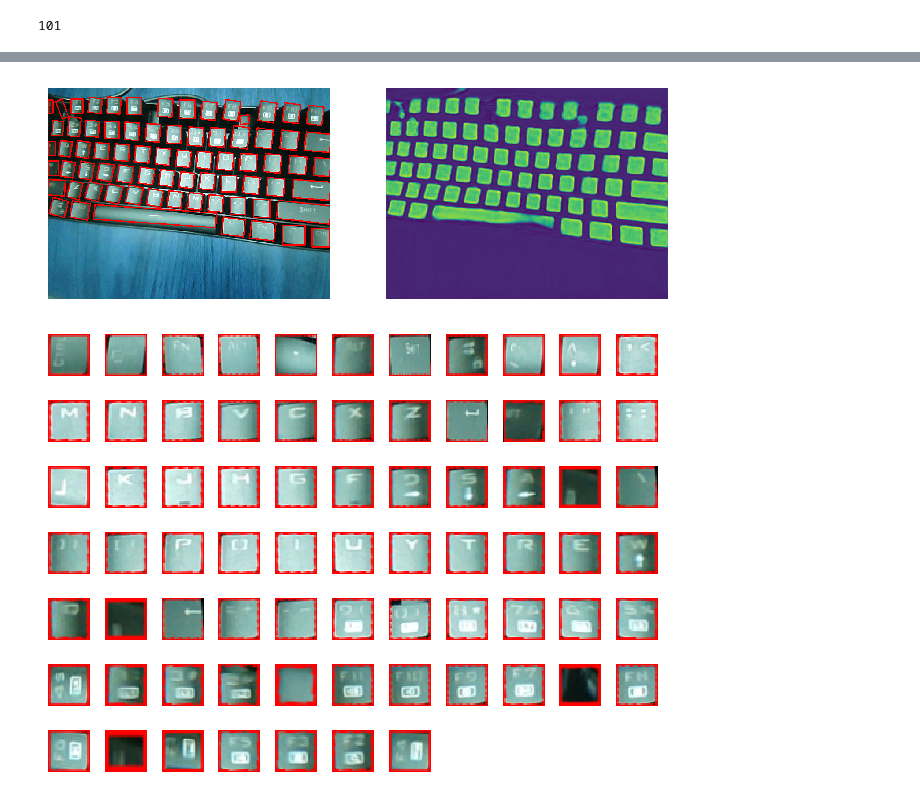
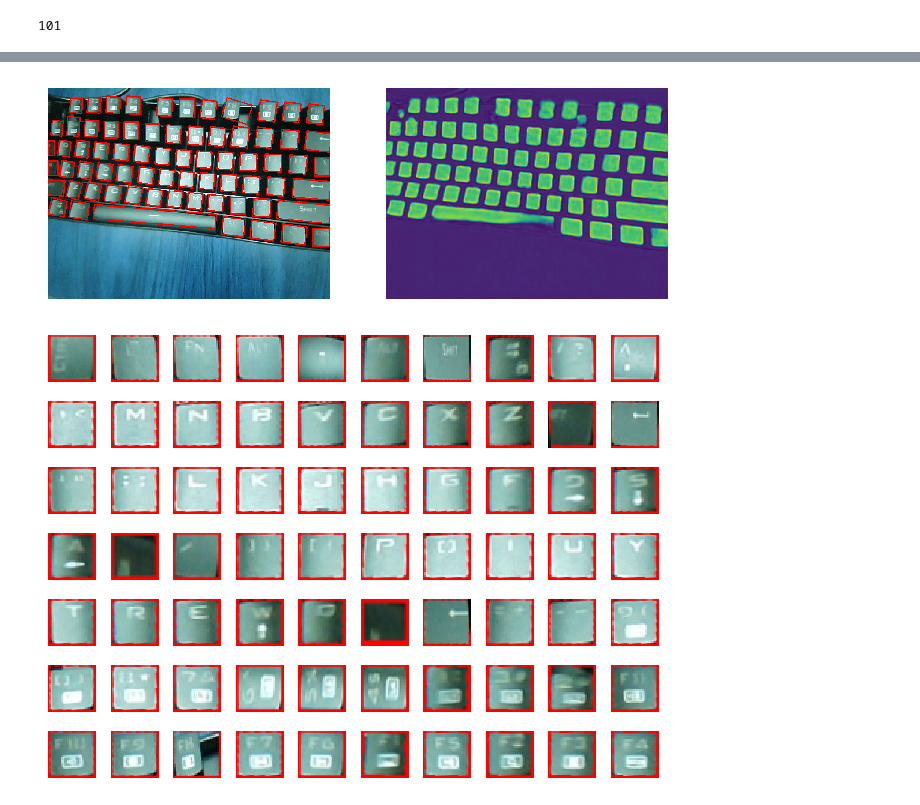
Before and after one commit to umrover/keyboard-detection, a Jupyter notebook: models/inference-segmentation.ipynb, the cells around one changed output, grey strips where cells are left out. Saved outputs shown, nothing was run; the diff lists cells and outputs as text; code cells hidden in the pictures.

```diff
--- a/models/inference-segmentation.ipynb
+++ b/models/inference-segmentation.ipynb
@@ -74,21 +72,21 @@ imshow(pred > 1)
 # %%
-img = cv2.imread(f"datasets/test/1.jpg")
+img = cv2.imread(f"datasets/test/0.jpg")
 
 pred = model.predict(transform(img))
 mask = pred > 0
 
 keys = []
 for rect in extract_rotated_rects(mask):
     if quad_area(rect) < 300:
         continue
     cv2.drawContours(img, [rect], -1, (255, 0, 0), 2)
 
     crop = crop_rect(img, rect)
     crop = cv2.resize(crop, (32, 32))
     keys.append(crop)
 
 imshow(img, pred, figsize=(8, 8))
 show_images(keys)
 # %% [output]
-[figure, old version]
+[figure, new version]
-[figure, old version]
+[figure, new version]
```
Also changed, not shown: parts of 2 cells of this notebook, 1 other file.
